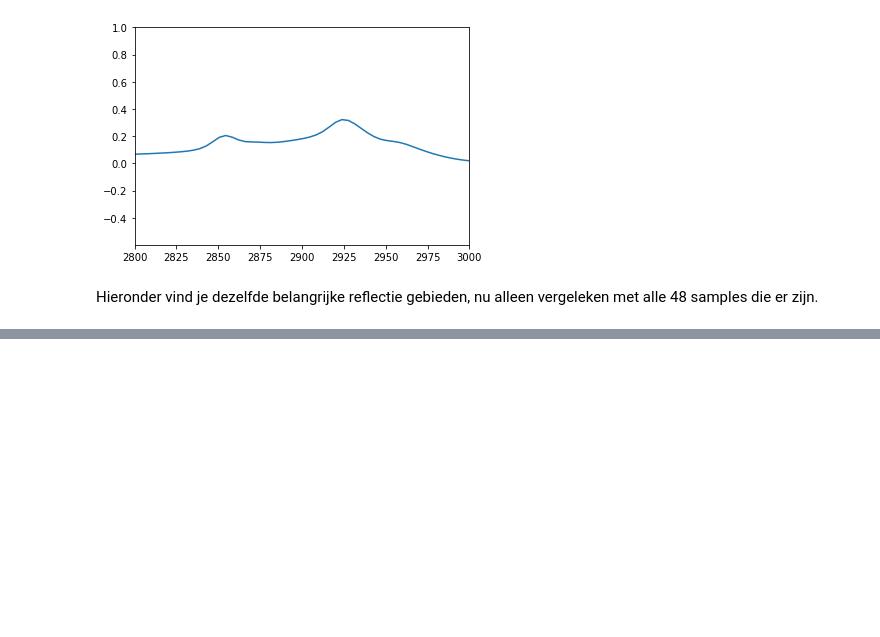
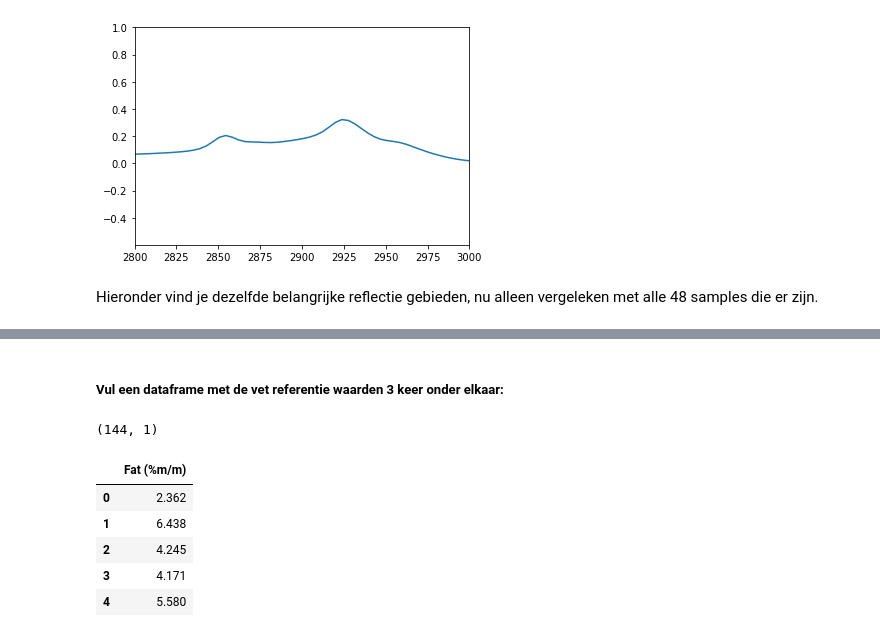
Before and after one commit to asscherhofstede/Koemelk-analyse, a Jupyter notebook: Koemelk Analyse.ipynb, the cells around one changed output, grey strips where cells are left out. Saved outputs shown, nothing was run; the diff lists cells and outputs as text; code cells hidden in the pictures; blank space fills up the shorter version.

```diff
--- a/Koemelk Analyse.ipynb
+++ b/Koemelk Analyse.ipynb
@@ -129,0 +223,21 @@ plt.ylim([-0.1, 0.8])
+# %% [markdown]
+##### Vul een dataframe met de vet referentie waarden 3 keer onder elkaar:
+# %%
+# Omdat er 3 metingen zijn gedaan, moeten we deze 3 keer met de referentie waarden vergelijken
+Y = pd.read_excel('Reference values.xlsx')
+Y = Y.drop(columns=['Sample', 'Protein (%m/m)', 'Lactose (%m/m)'])
+
+Y_Fat = pd.DataFrame()
+for meting in range(3):
+    Y_Fat = Y_Fat.append(Y, ignore_index=True)
+
+print(Y_Fat.shape)
+Y_Fat.head()
+# %% [output]
+(144, 1)
+|  | Fat (%m/m) |
+| 0 | 2.362 |
+| 1 | 6.438 |
+| 2 | 4.245 |
+| 3 | 4.171 |
+| 4 | 5.580 |
```
Also changed, not shown: parts of 34 cells of this notebook, 9 other files.
